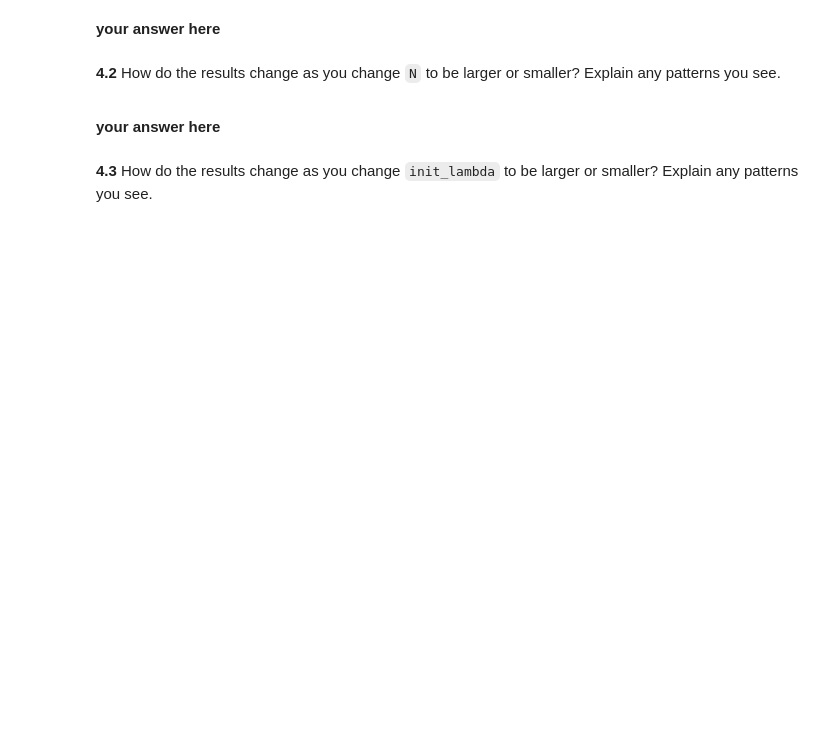
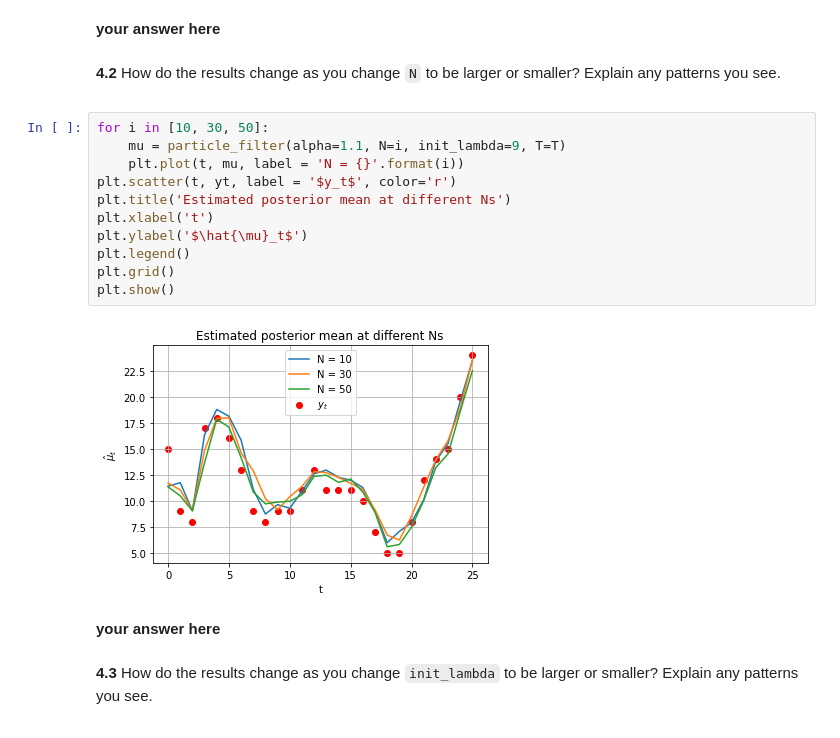
Before and after one commit to sebvargo/cs209b_hw2, a Jupyter notebook: ac209b_hw2/ac209b_hw2.ipynb, the cells around one changed output. Saved outputs shown, nothing was run; the diff lists cells and outputs as text; blank space fills up the shorter version.

```diff
--- a/ac209b_hw2/ac209b_hw2.ipynb
+++ b/ac209b_hw2/ac209b_hw2.ipynb
@@ -402,6 +405,19 @@ array([159, 150, 179, 150, 167, 149, 176, 171, 166, 156, 136, 159, 138,
 
 
 </div>
+# %%
+for i in [10, 30, 50]:
+    mu = particle_filter(alpha=1.1, N=i, init_lambda=9, T=T)
+    plt.plot(t, mu, label = 'N = {}'.format(i))
+plt.scatter(t, yt, label = '$y_t$', color='r')
+plt.title('Estimated posterior mean at different Ns')
+plt.xlabel('t')
+plt.ylabel('$\hat{\mu}_t$')
+plt.legend()
+plt.grid()
+plt.show()
+# %% [output]
+[figure, added]
 # %% [markdown]
 **your answer here**
 # %% [markdown]
```
Also changed, not shown: parts of 9 cells of this notebook, 1 other file.
